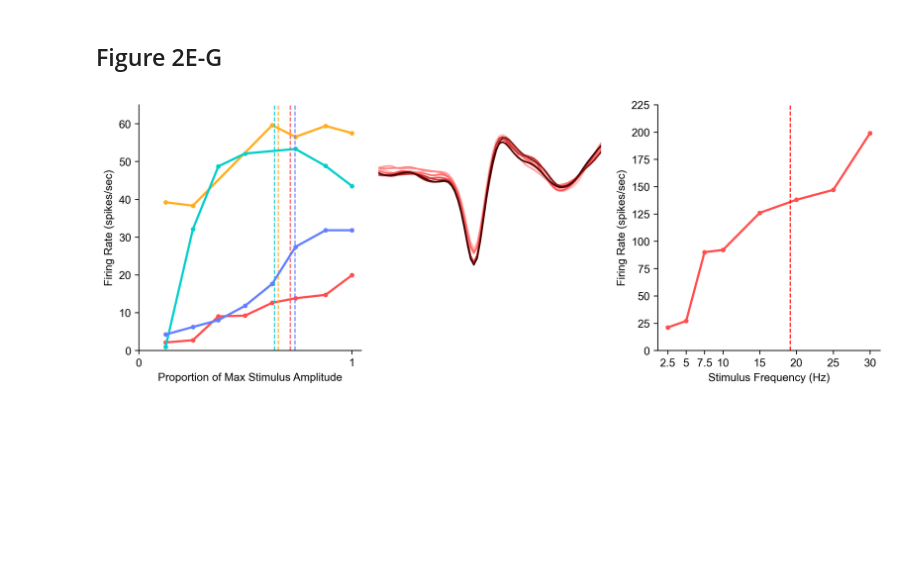
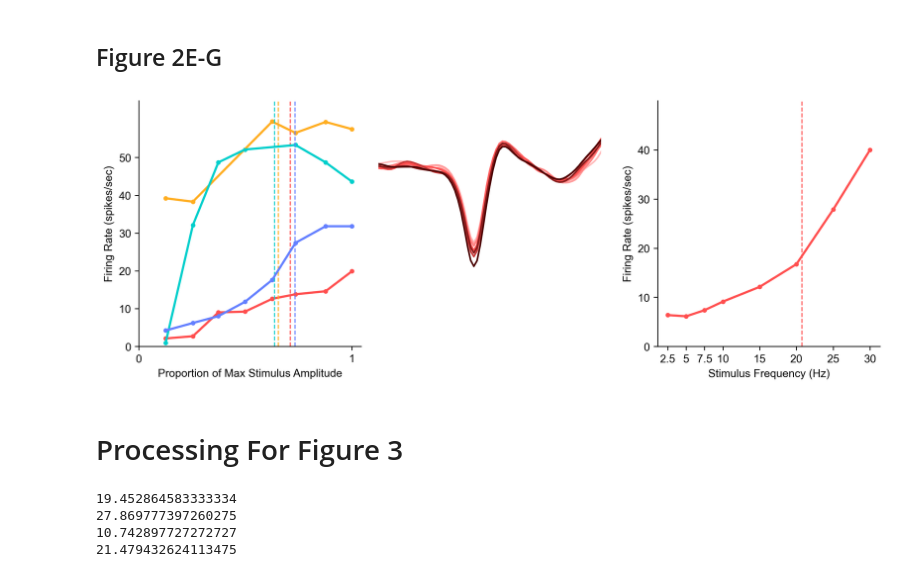
Before and after one commit to PrestonSands/Neuro302Lab1, a Jupyter notebook: 302Lab1WholeData.ipynb, the cells around one changed output. Saved outputs shown, nothing was run; the diff lists cells and outputs as text; code cells hidden in the pictures; blank space fills up the shorter version.

```diff
--- a/302Lab1WholeData.ipynb
+++ b/302Lab1WholeData.ipynb
@@ -245,6 +245,7 @@ split = split_by_recordings(sorted_spikes, 4, np.arange(0, 34*40000*35, 34*40000
 wfs_byRecording = []
 avg_waveforms = []
 firing_rates = []
+spike_nums = []
 spike_times = []
 
 # Loop through 35 recordings
@@ -265,6 +266,7 @@ for i in range(35):
 
         # Store the results in the lists
         wfs_byRecording.append(rec_wfs)
+        spike_nums.append(rec_spike_num)
         spike_times.append(rec_times)
         avg_waveforms.append(avg_wfs)
         firing_rates.append(rec_FR)
@@ -721,16 +686,16 @@ S1F6_FR =  []
 S1F7_FR =  []
 S1F8_FR =  []
 
-# Loop over stimulus amplitudes A = 1 to 8
+# Loop over stimulus amplitudes F = 1 to 8
 for F in range(8):
-    # Get start and end time for the current amplitude A
+    # Get start and end time for the current freq F
     stim_start = stim_start_times[F]
     stim_end = stim_end_times[F]
 
-    # Initialize list to store waveforms for all recordings for the current amplitude
+    # Initialize list to store waveforms for all recordings for the current freq
     wfs_per_stim = []
 
-    # Loop over recordings R = 1 to 5 (index 25 to 29)
+    # Loop over recordings R = 1 to 4 (index 30 to 33)
     for R in range(30, 34):
         # Get indices of spikes that fall within the current stimulus time window
         stim_indices = (spike_times[R] > stim_start) & (spike_times[R] < stim_end)
@@ -738,19 +703,19 @@ for F in range(8):
         # Get the waveforms corresponding to the selected spikes
         wfs = wfs_byRecording[R][stim_indices]
 
-        # Append waveforms to the list for this amplitude
+        # Append waveforms to the list for this freq
         wfs_per_stim.append(wfs)
 
-    # Concatenate waveforms from all recordings for this amplitude
+    # Concatenate waveforms from all recordings for this freq
     combined_wfs = np.vstack(wfs_per_stim)
 
-    # Calculate the average waveform for the current amplitude
+    # Calculate the average waveform for the current freq
     avg_wf = np.mean(combined_wfs, axis=0)
 
-    # Dynamically create global variables for each stimulus amplitude (e.g., S1A1_avg_wf)
+    # Dynamically create global variables for each stimulus freq (e.g., S1F1_avg_wf)
     globals()[f'S1F{F+1}_avg_wf'] = avg_wf*-1000
 
-    FR = len(combined_wfs) / 10
+    FR = len(combined_wfs) / 8
     globals()[f'S1F{F+1}_FR'] = FR
     firing_rate_dict[f'S1F{F+1}_FR'] = FR
 # %% [markdown]
@@ -1026,6 +1010,7 @@ ax1.spines['right'].set_visible(False)
 ax1.spines['left'].set_visible(True)
 ax1.spines['bottom'].set_visible(True)
 ax1.set_xticks([0, 1])
+ax1.set_yticks([0, 10, 20, 30, 40, 50])
 ax1.set_ybound(0,65)
 
 
@@ -1042,10 +1027,10 @@ plt.plot(S1F7_avg_wf, color = colors['red7'])
 plt.plot(S1F8_avg_wf, color = colors['red8'])
 
 ax2.set_xbound([30,100])
-ax2.set_xticks([30, 50], [0, 500])
+ax2.set_xticks([30, 40], [0, 250])
 
 ax2.set_ybound([-20,7])
-ax2.set_yticks([0, 5])
+ax2.set_yticks([0, 2.5])
 
 ax3 = fig.add_subplot(gs22[0,2])
 ax3.axis('off')
@@ -1090,33 +1075,36 @@ plt.plot(
     linewidth=2,
     alpha=1
 )
 
 # Calculate weighted average
 weights = firing_rates  # Using firing rates as weights
 weighted_x_sum = sum(frequency_values[i] * firing_rates[i] for i in range(len(firing_rates)))
 total_weight = sum(weights)
 weighted_average_x = weighted_x_sum / total_weight if total_weight != 0 else 0  # Avoid division by zero
 
 # Draw a vertical line at the weighted average x-value
-plt.axvline(x=weighted_average_x, color='red', linestyle='--', linewidth=1, label='Weighted Average')
+plt.axvline(x=weighted_average_x, color=colors['red'], linestyle='--', linewidth=1, label='Weighted Average')
 
 # Label axes and title
 plt.xlabel('Stimulus Frequency (Hz)')
 plt.ylabel('Firing Rate (spikes/sec)')
+ax4.set_yticks([0, 10, 20, 30, 40])
 
 ax4.spines['top'].set_visible(False)
 ax4.spines['right'].set_visible(False)
 ax4.spines['left'].set_visible(True)
 ax4.spines['bottom'].set_visible(True)
 
 ax4.xaxis.set_major_formatter(FuncFormatter(custom_formatter))
 ax4.set_xticks(frequency_values)
-ax4.set_ybound(0, 225)
+ax4.set_ybound(0, 50)
 
 #clean
 ax2.axis('off')
 
 plt.tight_layout()
 plt.show()
 # %% [output]
-[figure, old version]
+[figure, new version]
+# %% [markdown]
+# Processing For Figure 3
@@ -1122,0 +1208,10 @@ plt.show()
+# %%
+print(S3_delay)
+print(S2_delay)
+print(S1_delay)
+print(S4_delay)
+# %% [output]
+19.452864583333334
+27.869777397260275
+10.742897727272727
+21.479432624113475
```
Also changed, not shown: parts of 22 cells of this notebook.
